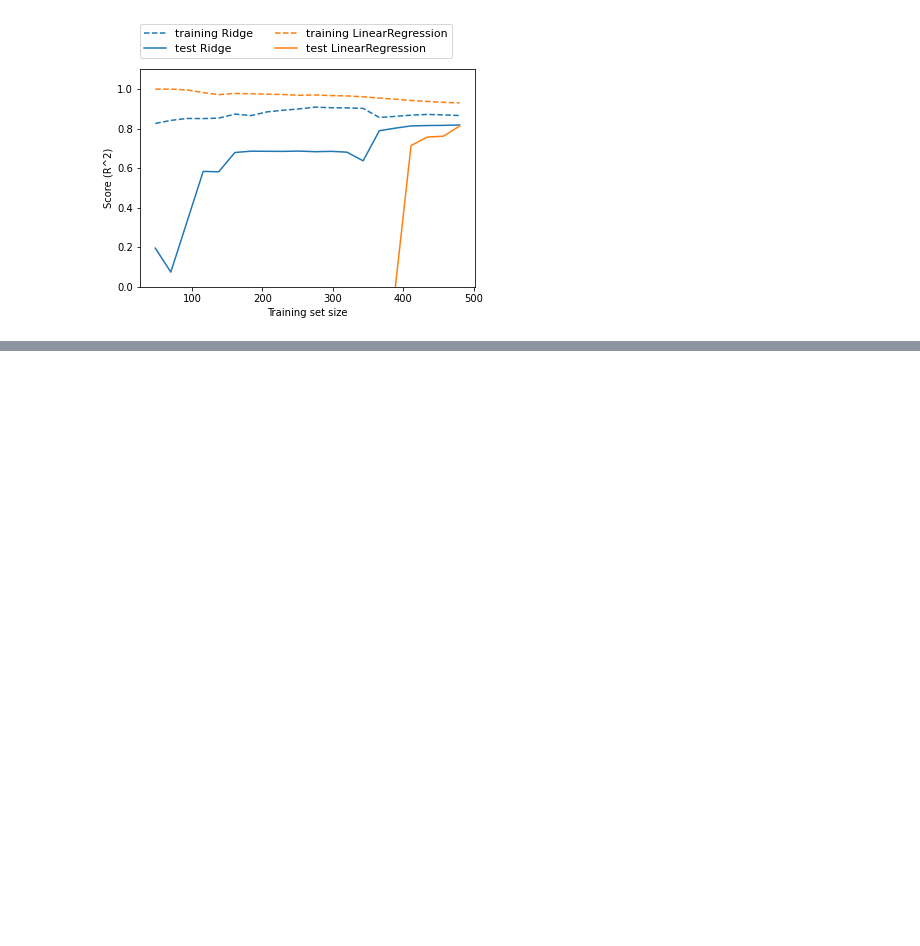
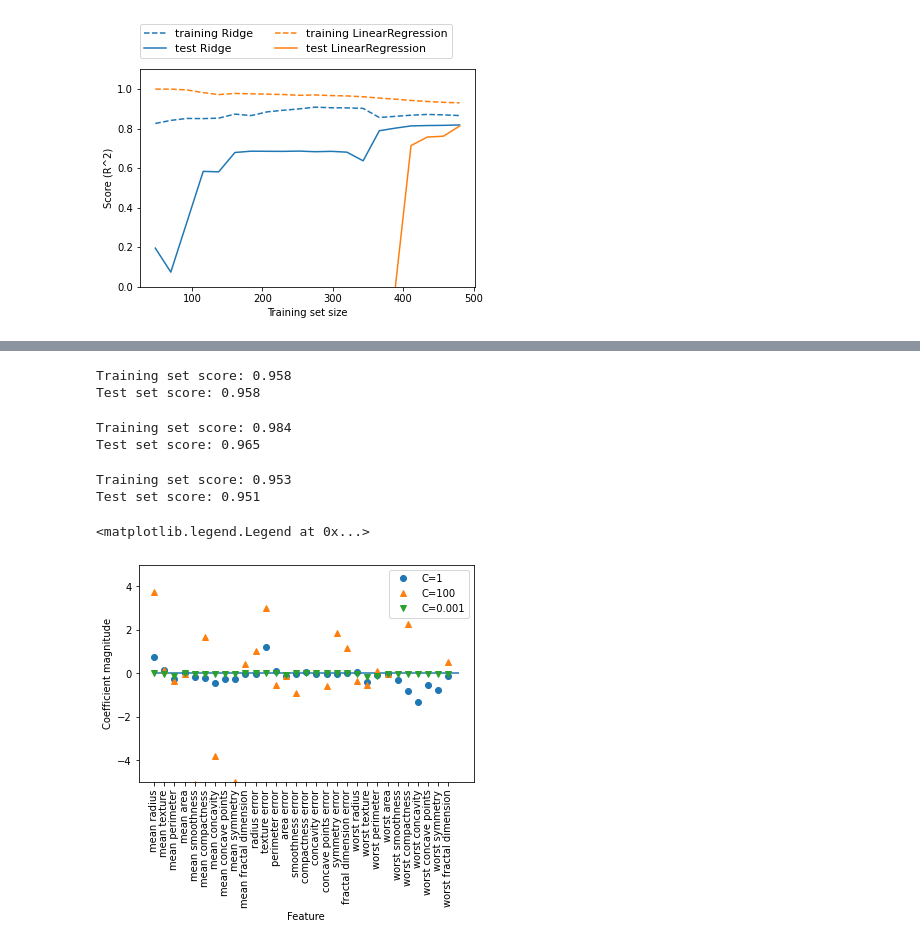
Before and after one commit to bsinglet/intro_ML_python, a Jupyter notebook: chapter_02.ipynb, the cells around one changed output, grey strips where cells are left out. Drawn from its saved outputs; the diff is of its cells as text; code cells hidden in the pictures; blank space fills up the shorter version.

```diff
--- a/chapter_02.ipynb
+++ b/chapter_02.ipynb
@@ -324,0 +404,45 @@ mglearn.plots.plot_ridge_n_samples()
+# %%
+# using default value of C=1 and max_iterations of 10k for
+# Logistic Regression of the Wisconsin Breast Cancer dataset.
+from sklearn.datasets import load_breast_cancer
+cancer = load_breast_cancer()
+X_train, X_test, y_train, y_test = train_test_split(
+cancer.data, cancer.target, stratify=cancer.target, random_state=42)
+logreg = LogisticRegression(max_iter=100000).fit(X_train, y_train)
+print("Training set score: {:.3f}".format(logreg.score(X_train, y_train)))
+print("Test set score: {:.3f}".format(logreg.score(X_test, y_test)))
+# %% [output]
+Training set score: 0.958
+Test set score: 0.958
+# %%
+# the results for C=1 were good, but note that training set score
+# and test set score were almost identical. This suggests underfitting,
+# so we try C=100
+logreg100 = LogisticRegression(C=100, max_iter=100000).fit(X_train, y_train)
+print("Training set score: {:.3f}".format(logreg100.score(X_train, y_train)))
+print("Test set score: {:.3f}".format(logreg100.score(X_test, y_test)))
+# %% [output]
+Training set score: 0.984
+Test set score: 0.965
+# %%
+# we can also test our hypothesis that C=1 is underfitting by
+# trying an even smaller value of C=0.01
+logreg001 = LogisticRegression(C=0.01, max_iter=100000).fit(X_train, y_train)
+print("Training set score: {:.3f}".format(logreg001.score(X_train, y_train)))
+print("Test set score: {:.3f}".format(logreg001.score(X_test, y_test)))
+# %% [output]
+Training set score: 0.953
+Test set score: 0.951
+# %%
+plt.plot(logreg.coef_.T, 'o', label="C=1")
+plt.plot(logreg100.coef_.T, '^', label="C=100")
+plt.plot(logreg001.coef_.T, 'v', label="C=0.001")
+plt.xticks(range(cancer.data.shape[1]), cancer.feature_names, rotation=90)
+plt.hlines(0, 0, cancer.data.shape[1])
+plt.ylim(-5, 5)
+plt.xlabel("Feature")
+plt.ylabel("Coefficient magnitude")
+plt.legend()
+# %% [output]
+<matplotlib.legend.Legend at 0x...>
+[figure, added]
```
Also changed, not shown: parts of 27 cells of this notebook.
